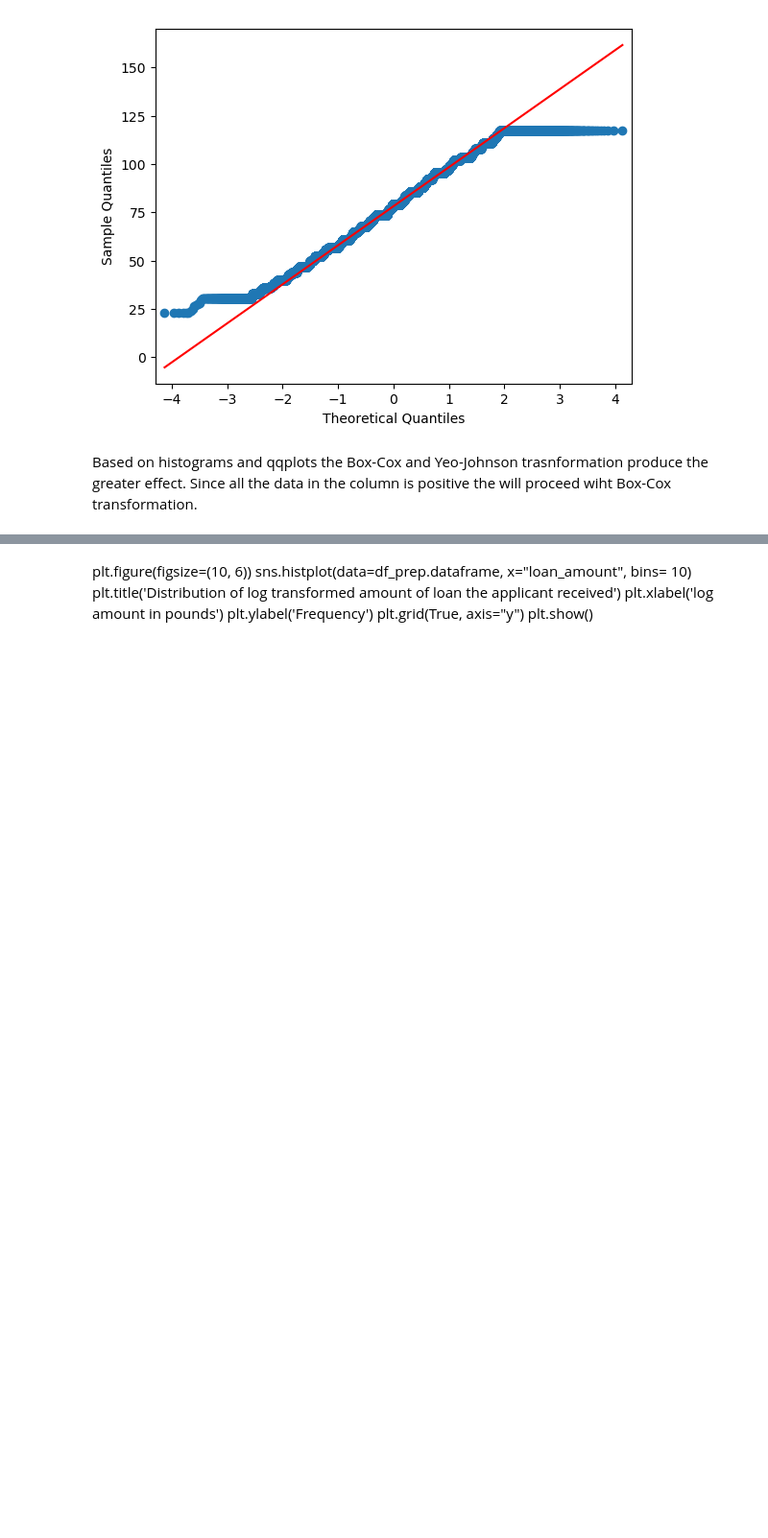
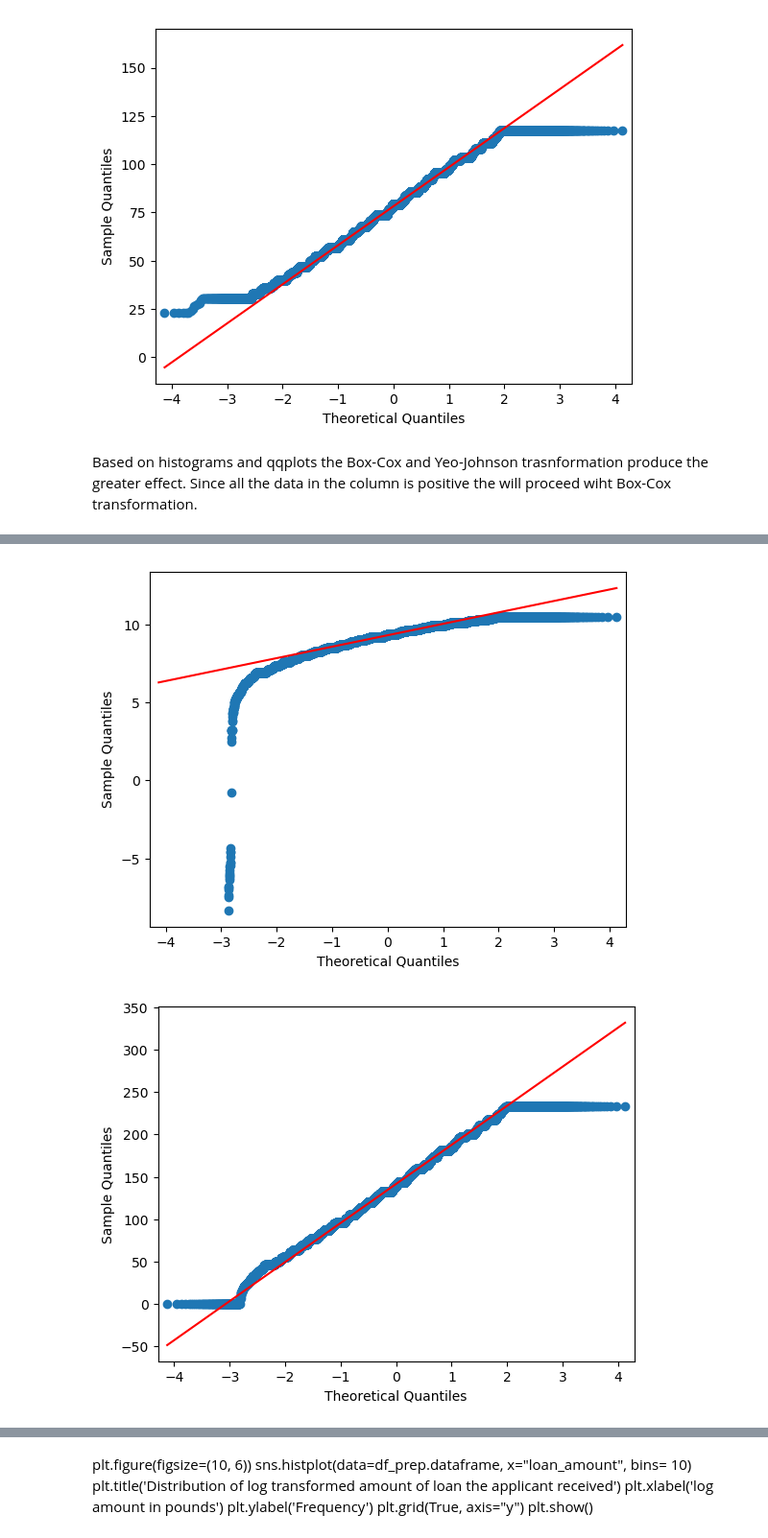
Before and after one commit to ChristianDaza/EDA_finance, a Jupyter notebook: SRC/EDA.ipynb, the cells around one changed output, grey strips where cells are left out. Shown at 96% size. Cells and saved outputs as stored; diff of their text form; code cells hidden in the pictures; blank space fills up the shorter version.

```diff
--- a/SRC/EDA.ipynb
+++ b/SRC/EDA.ipynb
@@ -664,0 +668,8 @@ Name: loan_amount, Length: 54231, dtype: int64
+# %%
+# QQplot
+qq_plot = qqplot(funded_log_transform["log"], scale=1 ,line='q')
+qq_plot = qqplot(funded_YJ_transform["Yeo-Johnson"], scale=1 ,line='q')
+pyplot.show()
+# %% [output]
+[figure, added]
+[figure, added]
```
Also changed, not shown: parts of 37 cells of this notebook, 2 other files.
